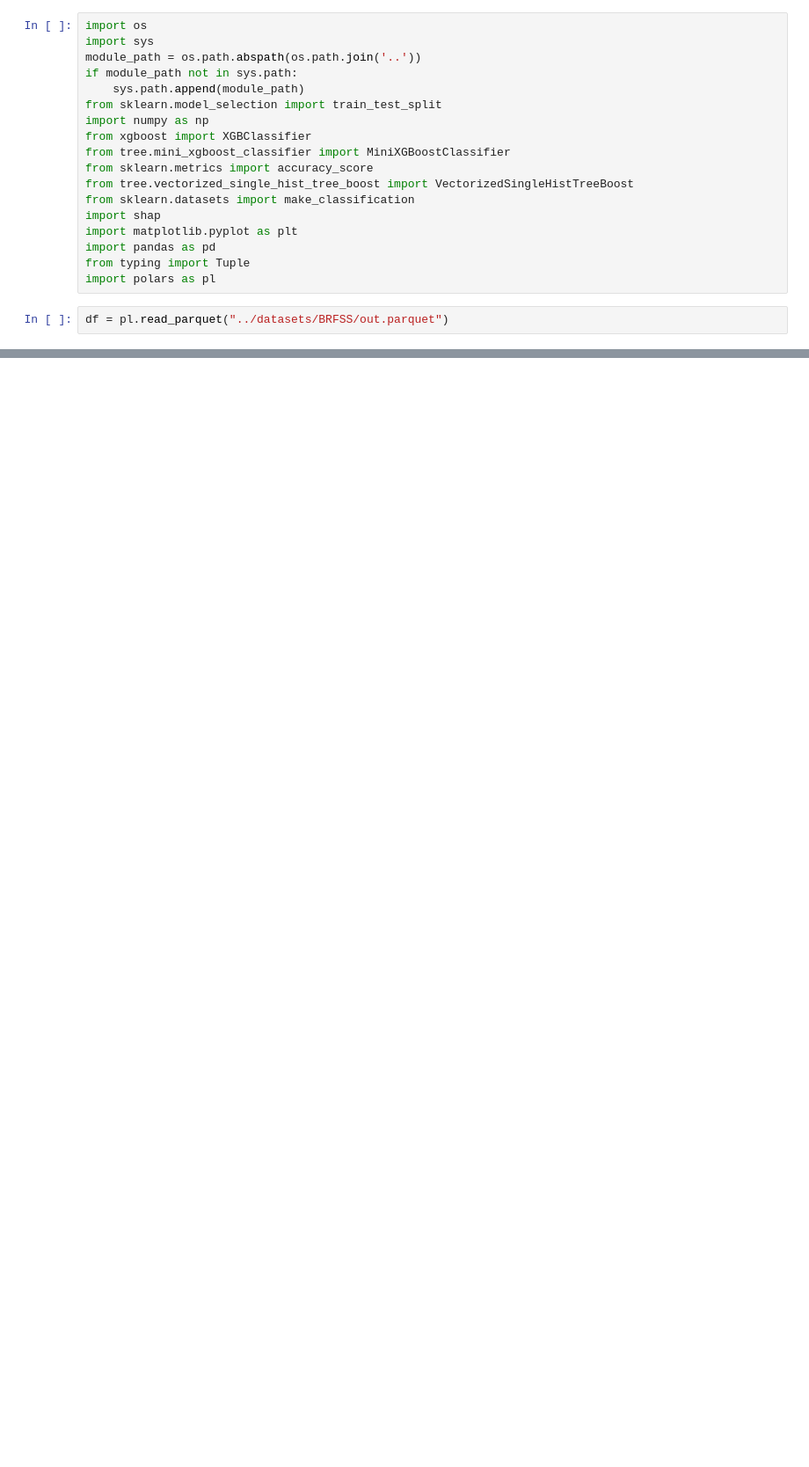
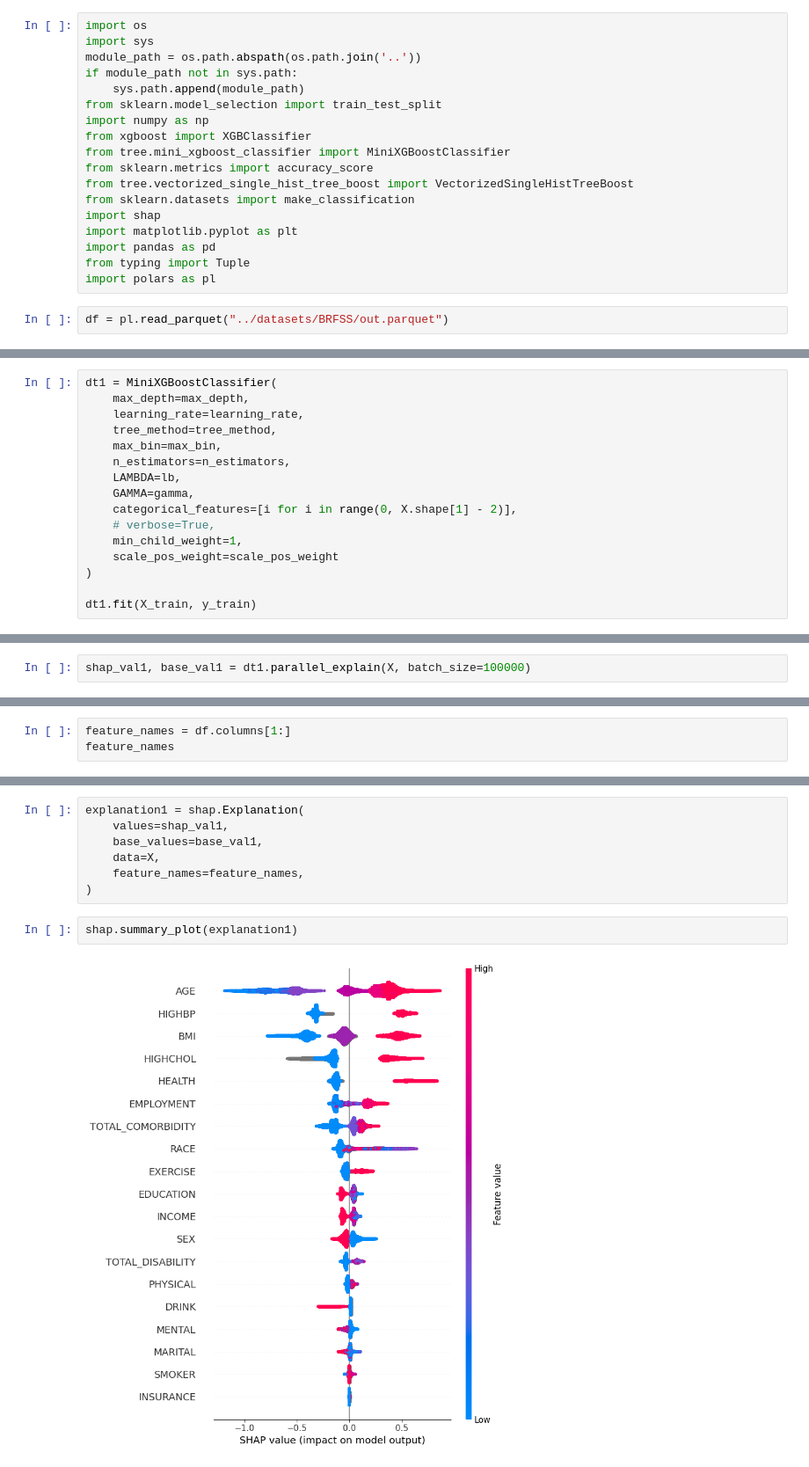
Before and after one commit to starshibrat/xg-shap-experiment, a Jupyter notebook: notebook/book1.ipynb, the cells around one changed output, grey strips where cells are left out. Shown at 88% size. Cells and saved outputs as stored; diff of their text form; blank space fills up the shorter version.

Commit message:
feat: batches on parallel shap value

```diff
--- a/notebook/book1.ipynb
+++ b/notebook/book1.ipynb
@@ -54,0 +85,16 @@ lb = 1
+# %%
+dt1 = MiniXGBoostClassifier(
+    max_depth=max_depth,
+    learning_rate=learning_rate,
+    tree_method=tree_method,
+    max_bin=max_bin,
+    n_estimators=n_estimators,
+    LAMBDA=lb,
+    GAMMA=gamma,
+    categorical_features=[i for i in range(0, X.shape[1] - 2)],
+    # verbose=True,
+    min_child_weight=1,
+    scale_pos_weight=scale_pos_weight
+)
+
+dt1.fit(X_train, y_train)
@@ -54,0 +123,2 @@ lb = 1
+# %%
+shap_val1, base_val1 = dt1.parallel_explain(X, batch_size=100000)
@@ -54,0 +170,3 @@ lb = 1
+# %%
+feature_names = df.columns[1:]
+feature_names
@@ -54,0 +193,11 @@ lb = 1
+# %%
+explanation1 = shap.Explanation(
+    values=shap_val1,
+    base_values=base_val1,
+    data=X,
+    feature_names=feature_names,
+)
+# %%
+shap.summary_plot(explanation1)
+# %% [output]
+[figure, added]
```
Also changed, not shown: parts of 20 cells of this notebook, 1 other file.
